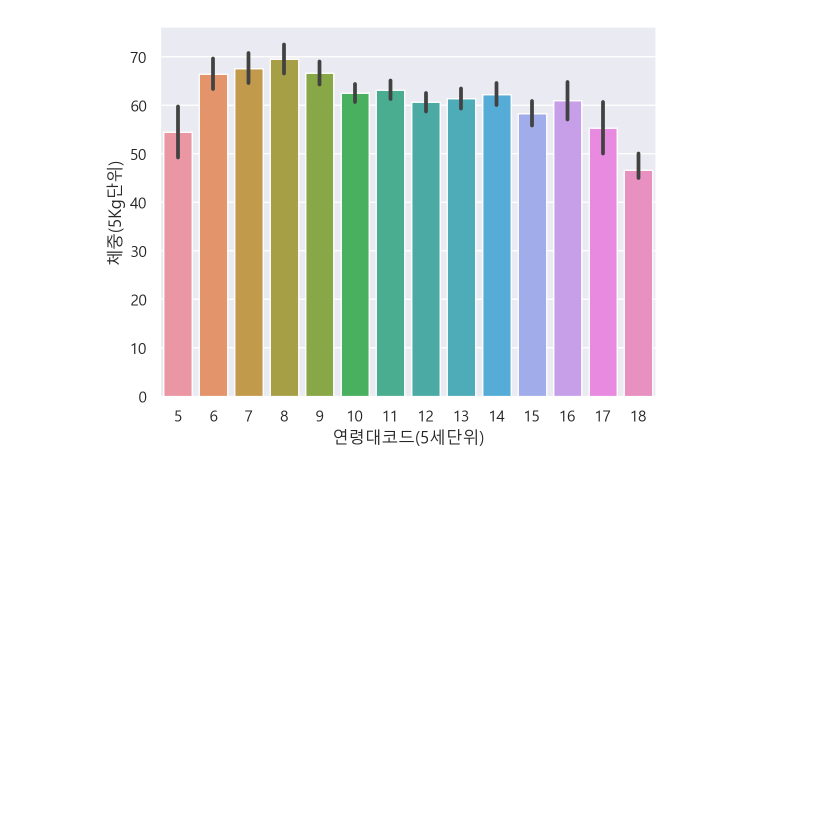
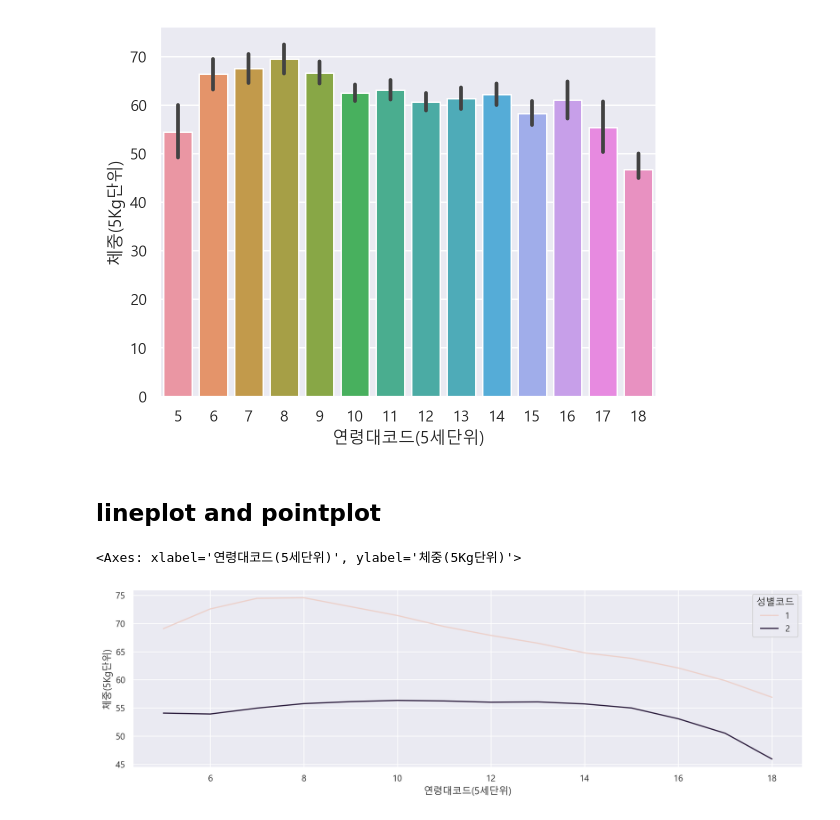
Before and after one commit to KingGodSubin/study-dataAnalysis, a Jupyter notebook: e_health_analysis-input.ipynb, the cells around one changed output. Cells and saved outputs as stored; diff of their text form; code cells hidden in the pictures; blank space fills up the shorter version.

```diff
--- a/e_health_analysis-input.ipynb
+++ b/e_health_analysis-input.ipynb
@@ -489,3 +489,13 @@ sns.barplot(data=df_sample, x="연령대코드(5세단위)", y="체중(5Kg단위
 # %% [output]
 <Axes: xlabel='연령대코드(5세단위)', ylabel='체중(5Kg단위)'>
 [figure]
+# %% [markdown]
+## lineplot and pointplot
+# %%
+#연령대코드(5세단위) 에 따른 체중(5Kg 단위) 을 성별코드에 따라 lineplot으로 그립니다.
+
+plt.figure(figsize=(15, 4))
+sns.lineplot(data=df, x="연령대코드(5세단위)", y="체중(5Kg단위)", hue="성별코드", errorbar=None)
+# %% [output]
+<Axes: xlabel='연령대코드(5세단위)', ylabel='체중(5Kg단위)'>
+[figure, added]
```
Also changed, not shown: parts of 18 cells of this notebook.
